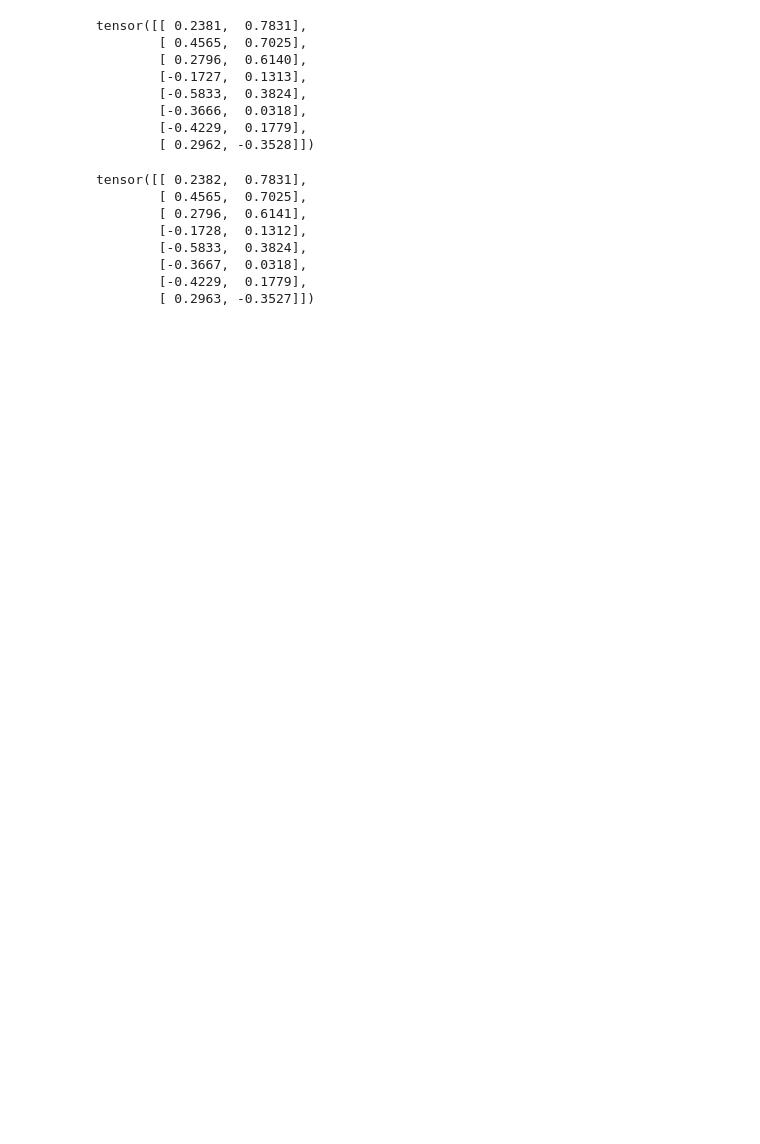
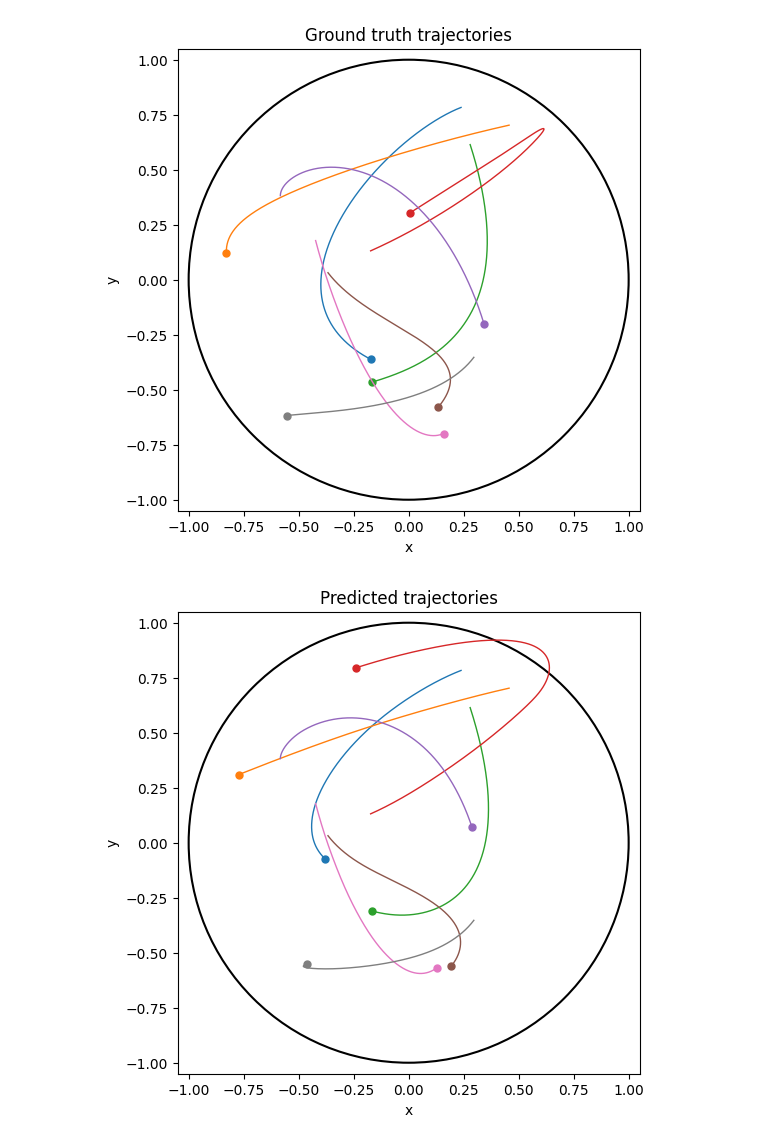
Before and after one commit to GrantMcConachie/interaction_rule_gnn, a Jupyter notebook: notebooks/plot_rollout.ipynb, the cells around one changed output. Drawn from its saved outputs; the diff is of its cells as text; code cells hidden in the pictures; blank space fills up the shorter version.

```diff
--- a/notebooks/plot_rollout.ipynb
+++ b/notebooks/plot_rollout.ipynb
@@ -32,22 +32,14 @@ plt.show()
-# %%
-preds[0]
-# %% [output]
-tensor([[ 0.2381,  0.7831],
-        [ 0.4565,  0.7025],
-        [ 0.2796,  0.6140],
-        [-0.1727,  0.1313],
-        [-0.5833,  0.3824],
-        [-0.3666,  0.0318],
-        [-0.4229,  0.1779],
-        [ 0.2962, -0.3528]])
 # %%
-dat_test[0].pos
+# plotting ground truth
+gt_pos = torch.stack([i.pos for i in dat_test])
+ax = plot_trajectories(gt_pos.permute(2, 1, 0))
+ax.set_title('Ground truth trajectories')
+
+# Plotting predictions
+ax = plot_trajectories(torch.stack(preds).permute(2, 1, 0))
+ax.set_title("Predicted trajectories")
+
+plt.show()
 # %% [output]
-tensor([[ 0.2382,  0.7831],
-        [ 0.4565,  0.7025],
-        [ 0.2796,  0.6141],
-        [-0.1728,  0.1312],
-        [-0.5833,  0.3824],
-        [-0.3667,  0.0318],
-        [-0.4229,  0.1779],
-        [ 0.2963, -0.3527]])
+[figure, added]
+[figure, added]
```
Also changed, not shown: parts of 4 cells of this notebook, 6 other files.
